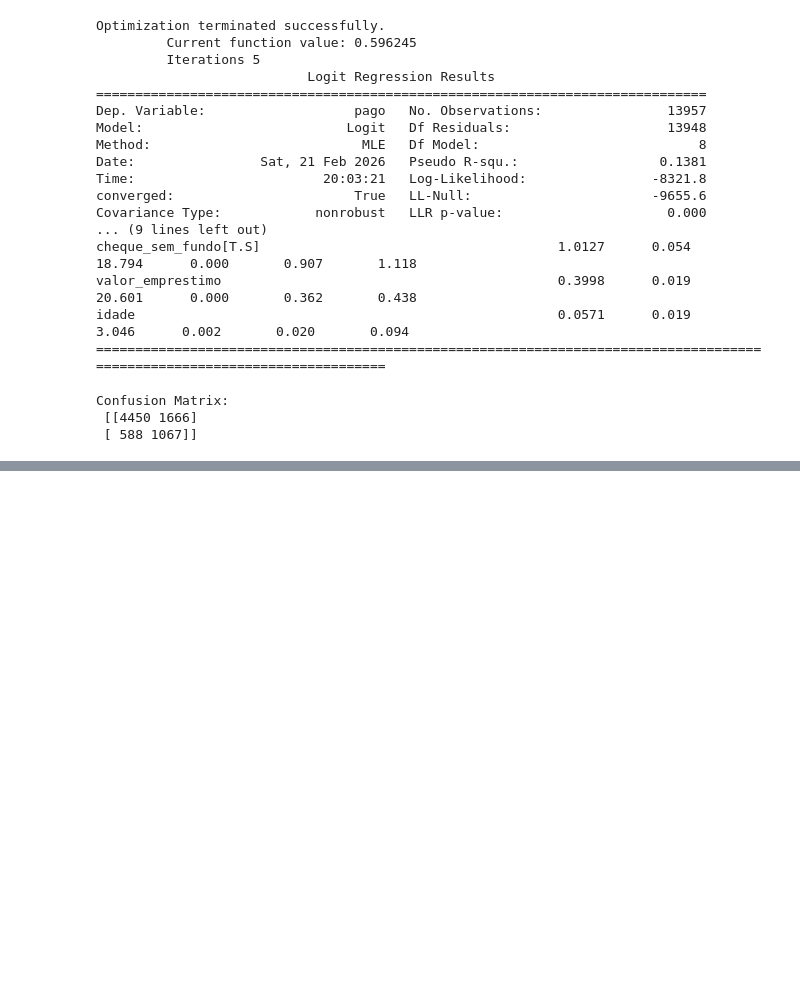
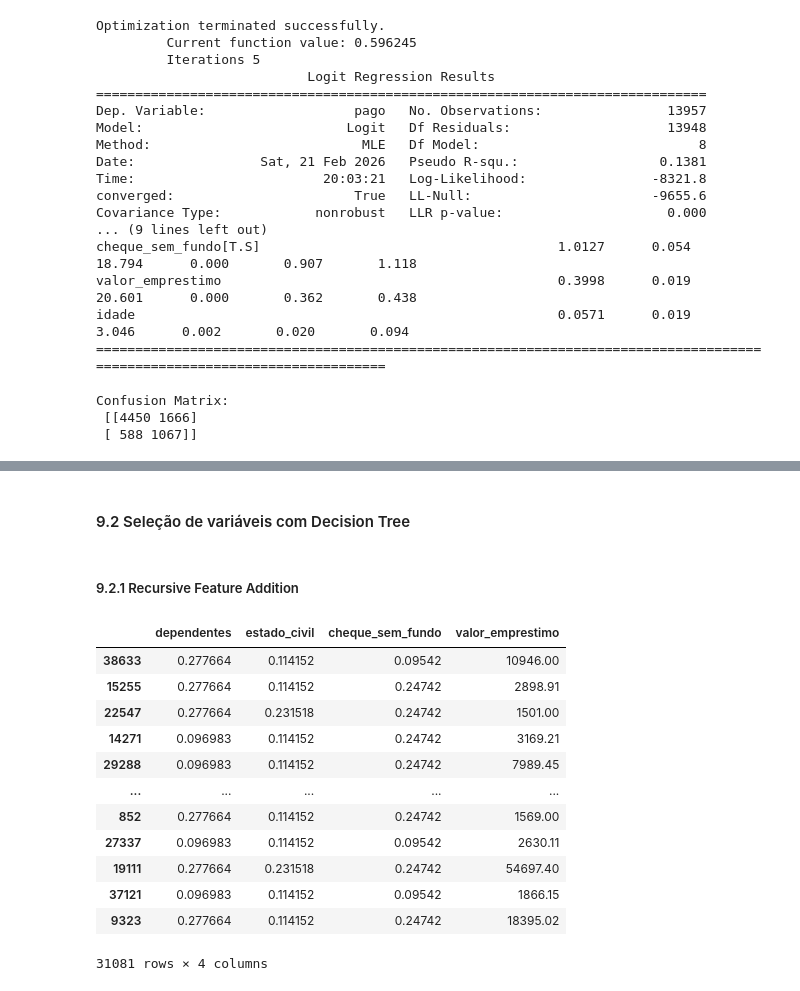
Before and after one commit to samantasobral/shap-ml-interpretability, a Jupyter notebook: notebook/shap_model.ipynb, the cells around one changed output, grey strips where cells are left out. Drawn from its saved outputs; the diff is of its cells as text; code cells hidden in the pictures; blank space fills up the shorter version.

```diff
--- a/notebook/shap_model.ipynb
+++ b/notebook/shap_model.ipynb
@@ -1072,0 +1188,16 @@ Confusion Matrix:
+# %% [markdown]
+#### 9.2 Seleção de variáveis com Decision Tree
+# %% [markdown]
+##### 9.2.1 Recursive Feature Addition
+# %%
+columns_select = ['dependentes', 'estado_civil', 'idade',
+                  'cheque_sem_fundo', 'conta_conjunta',
+                  'valor_emprestimo', 'pago']
+
+df9_dt = df9[columns_select].copy()
+# %%
+x_train, x_test, y_train, y_test  = train_test_split(df9_dt.drop('pago',axis=1),
+                                                     df9_dt['pago'],
+                                                     test_size = 0.2,
+                                                     random_state = 42,
+                                                     stratify = df9_dt['pago'])
@@ -1072,0 +1217,23 @@ Confusion Matrix:
+# %%
+kf = StratifiedKFold(n_splits=5, shuffle=True, random_state=42)
+
+estimator = DecisionTreeClassifier(class_weight='balanced',
+                                   random_state=42,
+                                    max_depth= 5 )
+
+rfa = RecursiveFeatureAddition(estimator, scoring = 'roc_auc', cv = kf, threshold = 0.005, confirm_variables = False)
+rfa.fit_transform(x_train, y_train)
+# %% [output]
+|  | dependentes | estado_civil | cheque_sem_fundo | valor_emprestimo |
+| 38633 | 0.277664 | 0.114152 | 0.09542 | 10946.00 |
+| 15255 | 0.277664 | 0.114152 | 0.24742 | 2898.91 |
+| 22547 | 0.277664 | 0.231518 | 0.24742 | 1501.00 |
+| 14271 | 0.096983 | 0.114152 | 0.24742 | 3169.21 |
+| 29288 | 0.096983 | 0.114152 | 0.24742 | 7989.45 |
+| ... | ... | ... | ... | ... |
+| 852 | 0.277664 | 0.114152 | 0.24742 | 1569.00 |
+| 27337 | 0.096983 | 0.114152 | 0.09542 | 2630.11 |
+| 19111 | 0.277664 | 0.231518 | 0.24742 | 54697.40 |
+| 37121 | 0.096983 | 0.114152 | 0.09542 | 1866.15 |
+| 9323 | 0.277664 | 0.114152 | 0.24742 | 18395.02 |
+31081 rows × 4 columns
```
Also changed, not shown: parts of 18 cells of this notebook.
